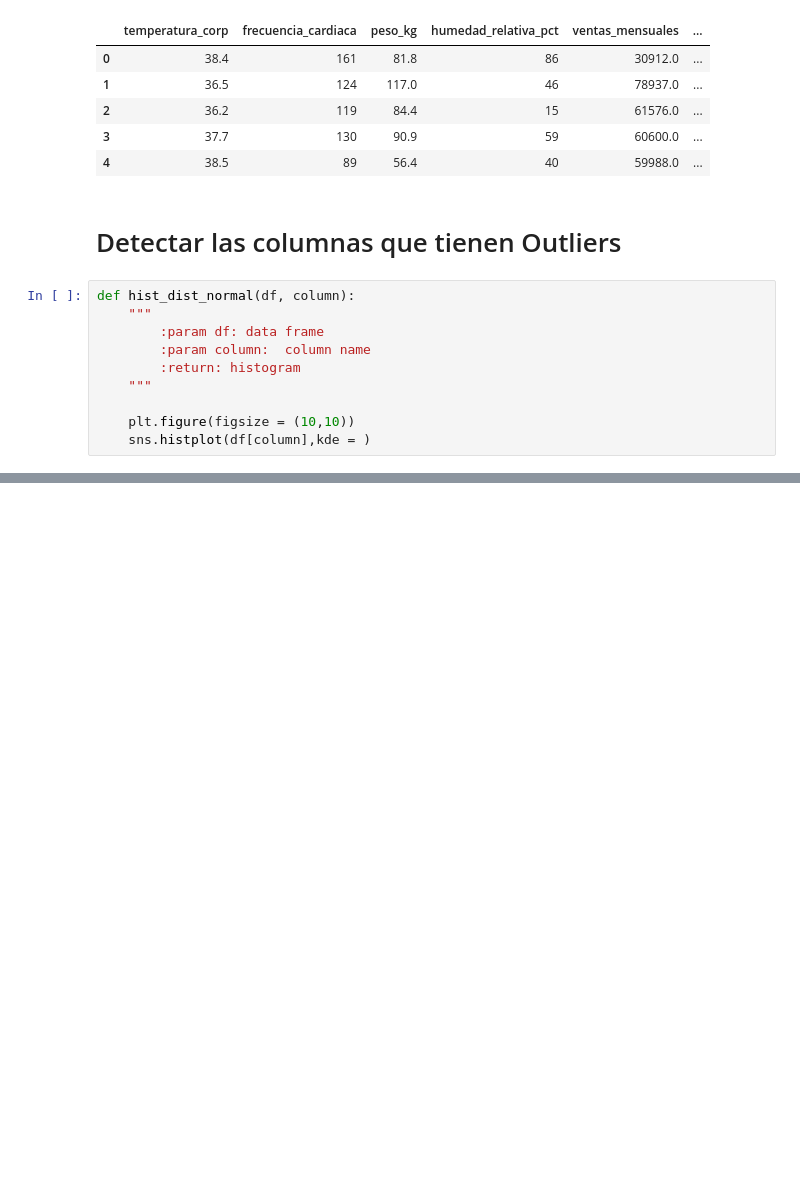
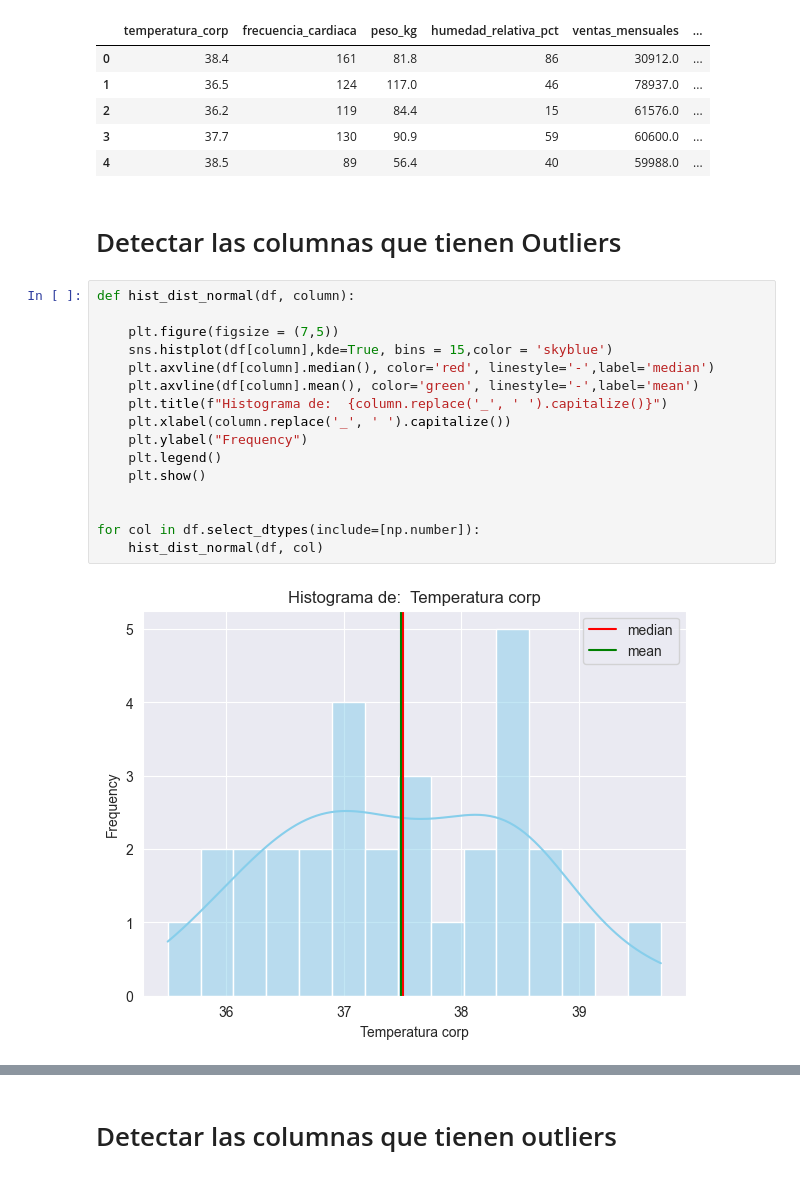
Before and after one commit to D-Lemus/Categorical-Scaling, a Jupyter notebook: categorical-scaling.ipynb, the cells around one changed output, grey strips where cells are left out. Saved outputs shown, nothing was run; the diff lists cells and outputs as text; blank space fills up the shorter version.

```diff
--- a/categorical-scaling.ipynb
+++ b/categorical-scaling.ipynb
@@ -61,11 +65,19 @@ df.head()
 # Detectar  las columnas que tienen Outliers
 # %%
 def hist_dist_normal(df, column):
-    """
-        :param df: data frame
-        :param column:  column name
-        :return: histogram
-    """
 
-    plt.figure(figsize = (10,10))
-    sns.histplot(df[column],kde = )
+    plt.figure(figsize = (7,5))
+    sns.histplot(df[column],kde=True, bins = 15,color = 'skyblue')
+    plt.axvline(df[column].median(), color='red', linestyle='-',label='median')
+    plt.axvline(df[column].mean(), color='green', linestyle='-',label='mean')
+    plt.title(f"Histograma de:  {column.replace('_', ' ').capitalize()}")
+    plt.xlabel(column.replace('_', ' ').capitalize())
+    plt.ylabel("Frequency")
+    plt.legend()
+    plt.show()
+
+
+for col in df.select_dtypes(include=[np.number]):
+    hist_dist_normal(df, col)
+# %% [output]
+[figure, added]
@@ -71,0 +89,2 @@ def hist_dist_normal(df, column):
+# %% [markdown]
+# Detectar las columnas que tienen outliers
```
Also changed, not shown: parts of 20 cells of this notebook, 2 other files.
